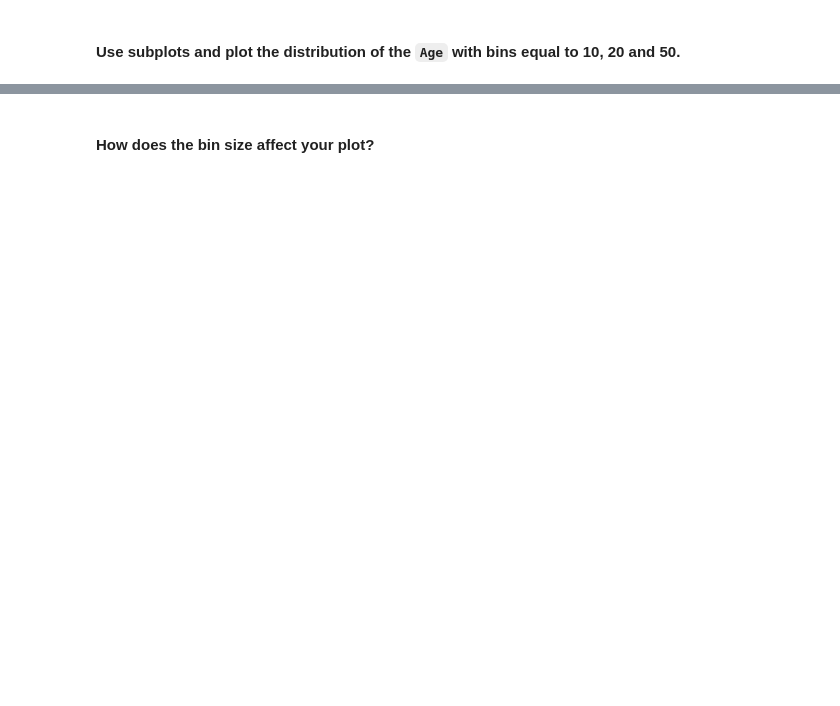
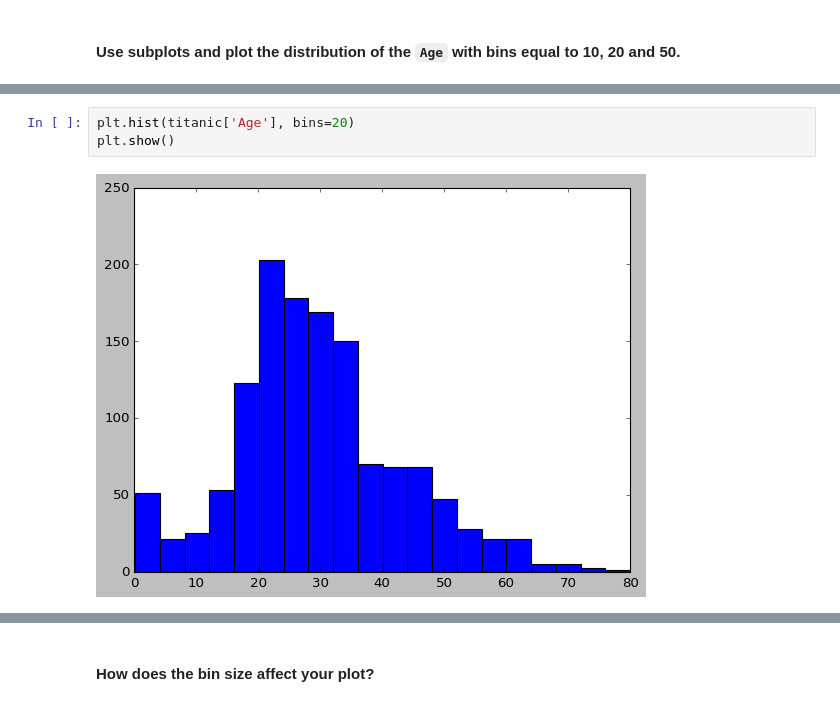
Before and after one commit to Marinasel86/lab-matplotlib-seaborn, a Jupyter notebook: your-code/main.ipynb, the cells around one changed output, grey strips where cells are left out. Cells and saved outputs as stored; diff of their text form; blank space fills up the shorter version.

```diff
--- a/your-code/main.ipynb
+++ b/your-code/main.ipynb
@@ -288,0 +383,5 @@ ValueError: x and y must be the same size
+# %%
+plt.hist(titanic['Age'], bins=20)
+plt.show()
+# %% [output]
+[figure, added]
```
Also changed, not shown: parts of 40 cells of this notebook, 4 other files.
